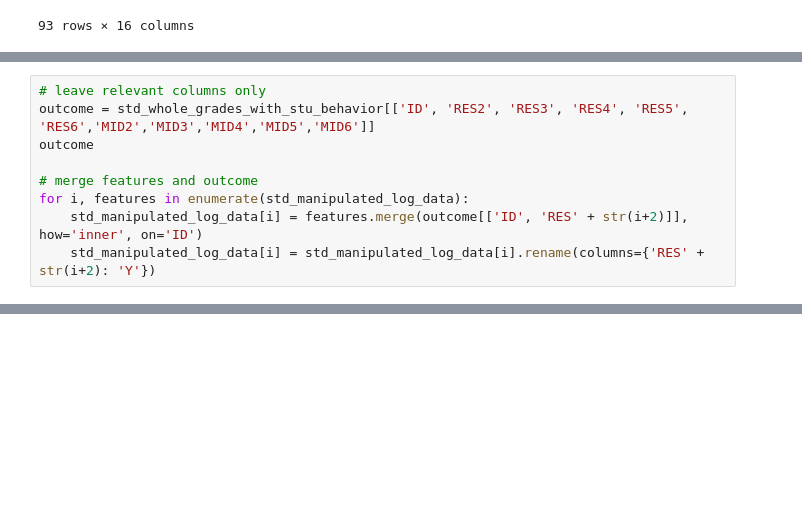
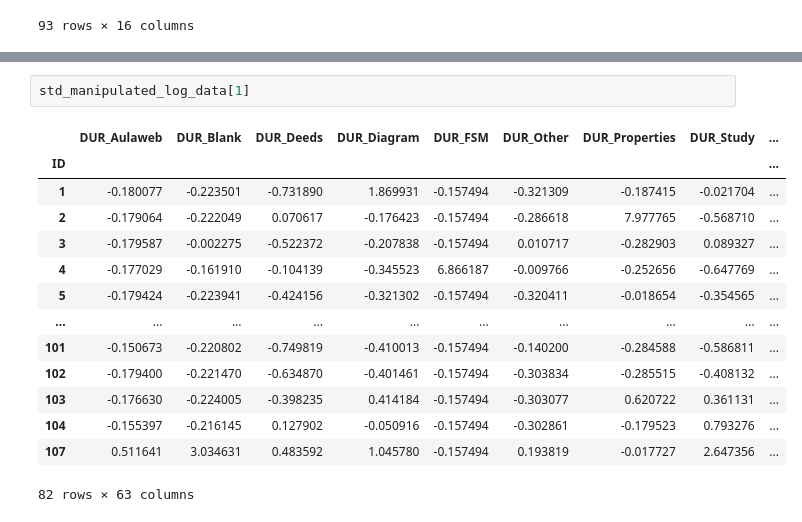
Before and after one commit to EPM-LearningAnalytics/epm, a Jupyter notebook: epm/modeling/YW_ML_package_development.ipynb, the cells around one changed output, grey strips where cells are left out. Cells and saved outputs as stored; diff of their text form; blank space fills up the shorter version.

```diff
--- a/epm/modeling/YW_ML_package_development.ipynb
+++ b/epm/modeling/YW_ML_package_development.ipynb
@@ -199,9 +201,0 @@ range(0, 7)
-# %%
-# leave relevant columns only
-outcome = std_whole_grades_with_stu_behavior[['ID', 'RES2', 'RES3', 'RES4', 'RES5', 'RES6','MID2','MID3','MID4','MID5','MID6']]
-outcome
-
-# merge features and outcome
-for i, features in enumerate(std_manipulated_log_data):
-    std_manipulated_log_data[i] = features.merge(outcome[['ID', 'RES' + str(i+2)]], how='inner', on='ID')
-    std_manipulated_log_data[i] = std_manipulated_log_data[i].rename(columns={'RES' + str(i+2): 'Y'})
@@ -225,0 +202,17 @@ std_whole_grades_with_stu_behavior
+# %%
+std_manipulated_log_data[1]
+# %% [output]
+|  | DUR_Aulaweb | DUR_Blank | DUR_Deeds | DUR_Diagram | DUR_FSM | DUR_Other | DUR_Properties | DUR_Study | ... |
+| ID |  |  |  |  |  |  |  |  | ... |
+| 1 | -0.180077 | -0.223501 | -0.731890 | 1.869931 | -0.157494 | -0.321309 | -0.187415 | -0.021704 | ... |
+| 2 | -0.179064 | -0.222049 | 0.070617 | -0.176423 | -0.157494 | -0.286618 | 7.977765 | -0.568710 | ... |
+| 3 | -0.179587 | -0.002275 | -0.522372 | -0.207838 | -0.157494 | 0.010717 | -0.282903 | 0.089327 | ... |
+| 4 | -0.177029 | -0.161910 | -0.104139 | -0.345523 | 6.866187 | -0.009766 | -0.252656 | -0.647769 | ... |
+| 5 | -0.179424 | -0.223941 | -0.424156 | -0.321302 | -0.157494 | -0.320411 | -0.018654 | -0.354565 | ... |
+| ... | ... | ... | ... | ... | ... | ... | ... | ... | ... |
+| 101 | -0.150673 | -0.220802 | -0.749819 | -0.410013 | -0.157494 | -0.140200 | -0.284588 | -0.586811 | ... |
+| 102 | -0.179400 | -0.221470 | -0.634870 | -0.401461 | -0.157494 | -0.303834 | -0.285515 | -0.408132 | ... |
+| 103 | -0.176630 | -0.224005 | -0.398235 | 0.414184 | -0.157494 | -0.303077 | 0.620722 | 0.361131 | ... |
+| 104 | -0.155397 | -0.216145 | 0.127902 | -0.050916 | -0.157494 | -0.302861 | -0.179523 | 0.793276 | ... |
+| 107 | 0.511641 | 3.034631 | 0.483592 | 1.045780 | -0.157494 | 0.193819 | -0.017727 | 2.647356 | ... |
+82 rows × 63 columns
```
Also changed, not shown: parts of 32 cells of this notebook.
